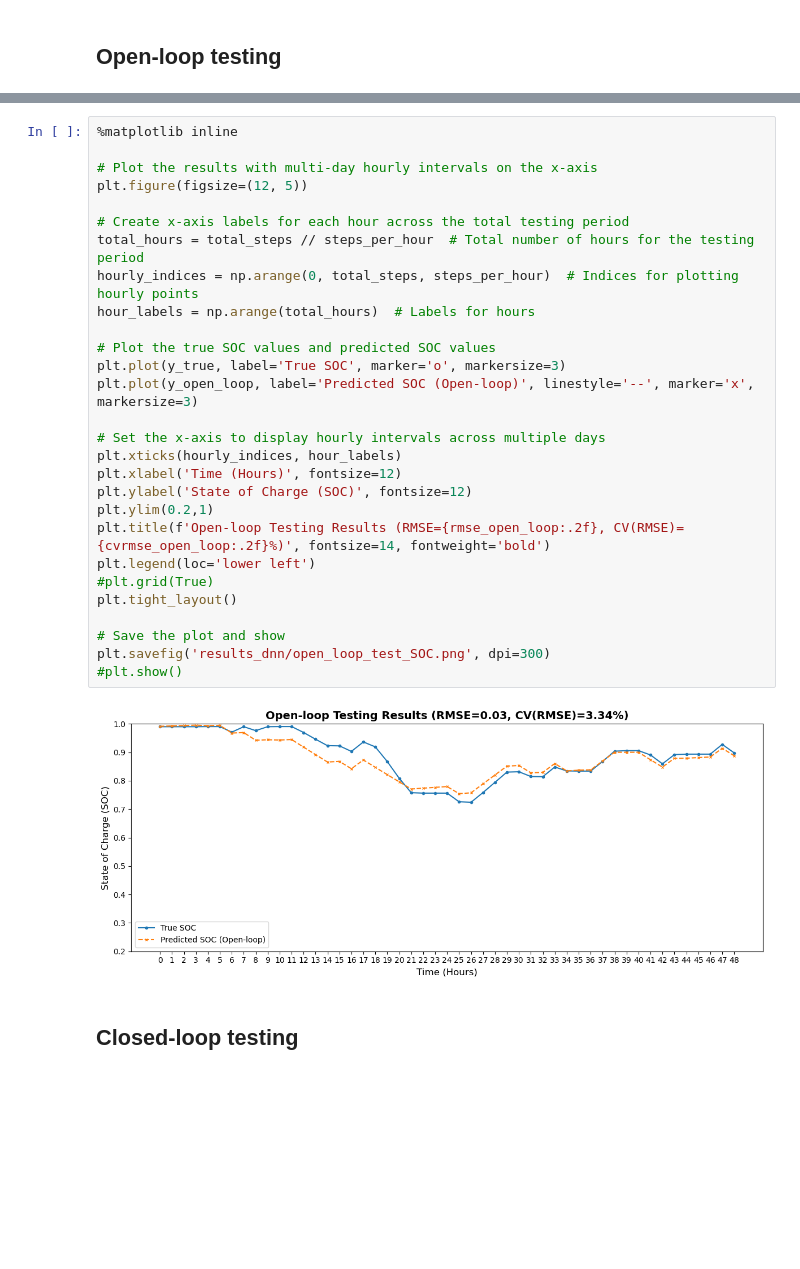
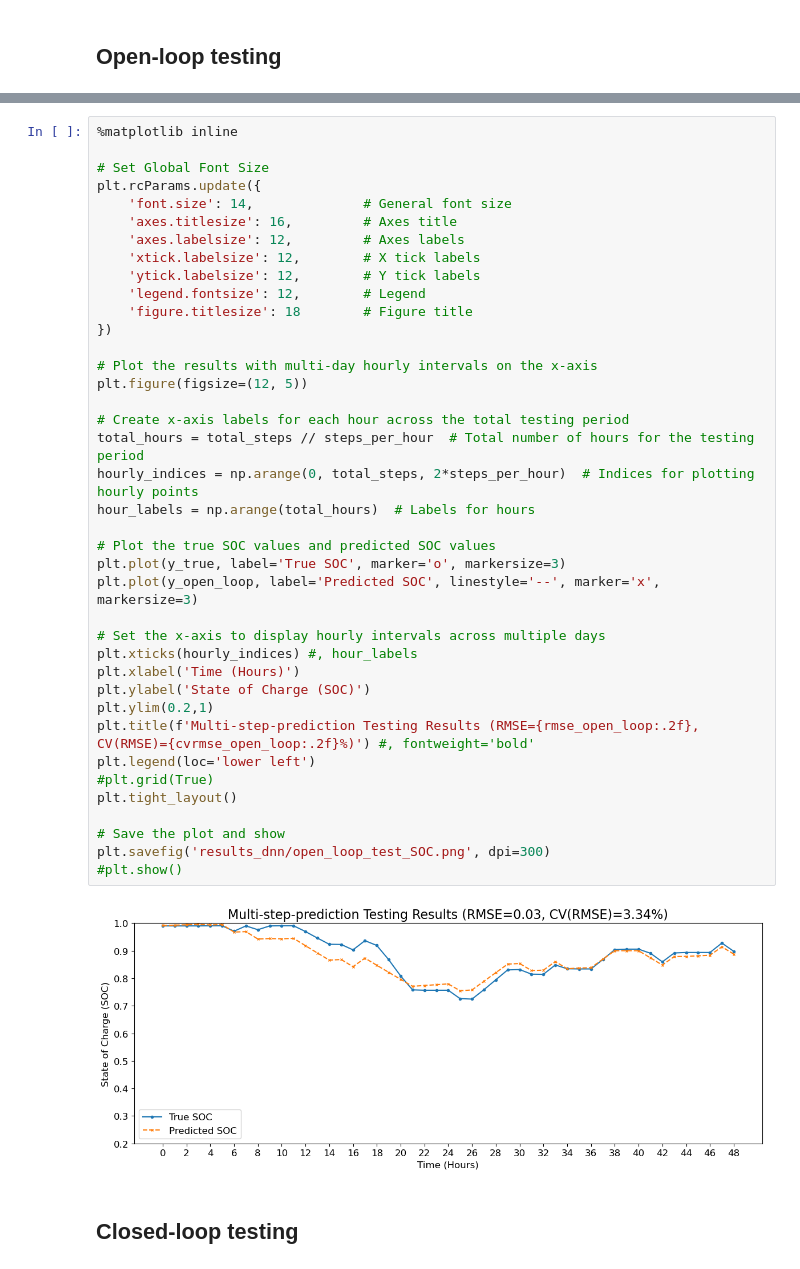
Before and after one commit to BE-HVACR/Chiller-IceStorage-MPC, a Jupyter notebook: mpc/differentiable_neural_network/2_dnn/model_evaluation.ipynb, the cells around one changed output, grey strips where cells are left out. Saved outputs shown, nothing was run; the diff lists cells and outputs as text; blank space fills up the shorter version.

```diff
--- a/mpc/differentiable_neural_network/2_dnn/model_evaluation.ipynb
+++ b/mpc/differentiable_neural_network/2_dnn/model_evaluation.ipynb
@@ -120,34 +120,45 @@ Open-loop RMSE: 0.030
 Open-loop CV(RMSE): 3.34%
 # %%
 %matplotlib inline
+
+# Set Global Font Size
+plt.rcParams.update({
+    'font.size': 14,              # General font size
+    'axes.titlesize': 16,         # Axes title
+    'axes.labelsize': 12,         # Axes labels
+    'xtick.labelsize': 12,        # X tick labels
+    'ytick.labelsize': 12,        # Y tick labels
+    'legend.fontsize': 12,        # Legend
+    'figure.titlesize': 18        # Figure title
+})
 
 # Plot the results with multi-day hourly intervals on the x-axis
 plt.figure(figsize=(12, 5))
 
 # Create x-axis labels for each hour across the total testing period
 total_hours = total_steps // steps_per_hour  # Total number of hours for the testing period
-hourly_indices = np.arange(0, total_steps, steps_per_hour)  # Indices for plotting hourly points
+hourly_indices = np.arange(0, total_steps, 2*steps_per_hour)  # Indices for plotting hourly points
 hour_labels = np.arange(total_hours)  # Labels for hours
 
 # Plot the true SOC values and predicted SOC values
 plt.plot(y_true, label='True SOC', marker='o', markersize=3)
-plt.plot(y_open_loop, label='Predicted SOC (Open-loop)', linestyle='--', marker='x', markersize=3)
+plt.plot(y_open_loop, label='Predicted SOC', linestyle='--', marker='x', markersize=3)
 
 # Set the x-axis to display hourly intervals across multiple days
-plt.xticks(hourly_indices, hour_labels)
-plt.xlabel('Time (Hours)', fontsize=12)
-plt.ylabel('State of Charge (SOC)', fontsize=12)
+plt.xticks(hourly_indices) #, hour_labels
+plt.xlabel('Time (Hours)')
+plt.ylabel('State of Charge (SOC)')
 plt.ylim(0.2,1)
-plt.title(f'Open-loop Testing Results (RMSE={rmse_open_loop:.2f}, CV(RMSE)={cvrmse_open_loop:.2f}%)', fontsize=14, fontweight='bold')
+plt.title(f'Multi-step-prediction Testing Results (RMSE={rmse_open_loop:.2f}, CV(RMSE)={cvrmse_open_loop:.2f}%)') #, fontweight='bold'
 plt.legend(loc='lower left')
 #plt.grid(True)
 plt.tight_layout()
 
 # Save the plot and show
 plt.savefig('results_dnn/open_loop_test_SOC.png', dpi=300)
 #plt.show()
 # %% [output]
-[figure, old version]
+[figure, new version]
 # %% [markdown]
 ## Closed-loop testing
 # %%
```
Also changed, not shown: parts of 1 cell of this notebook, 34 other files.
